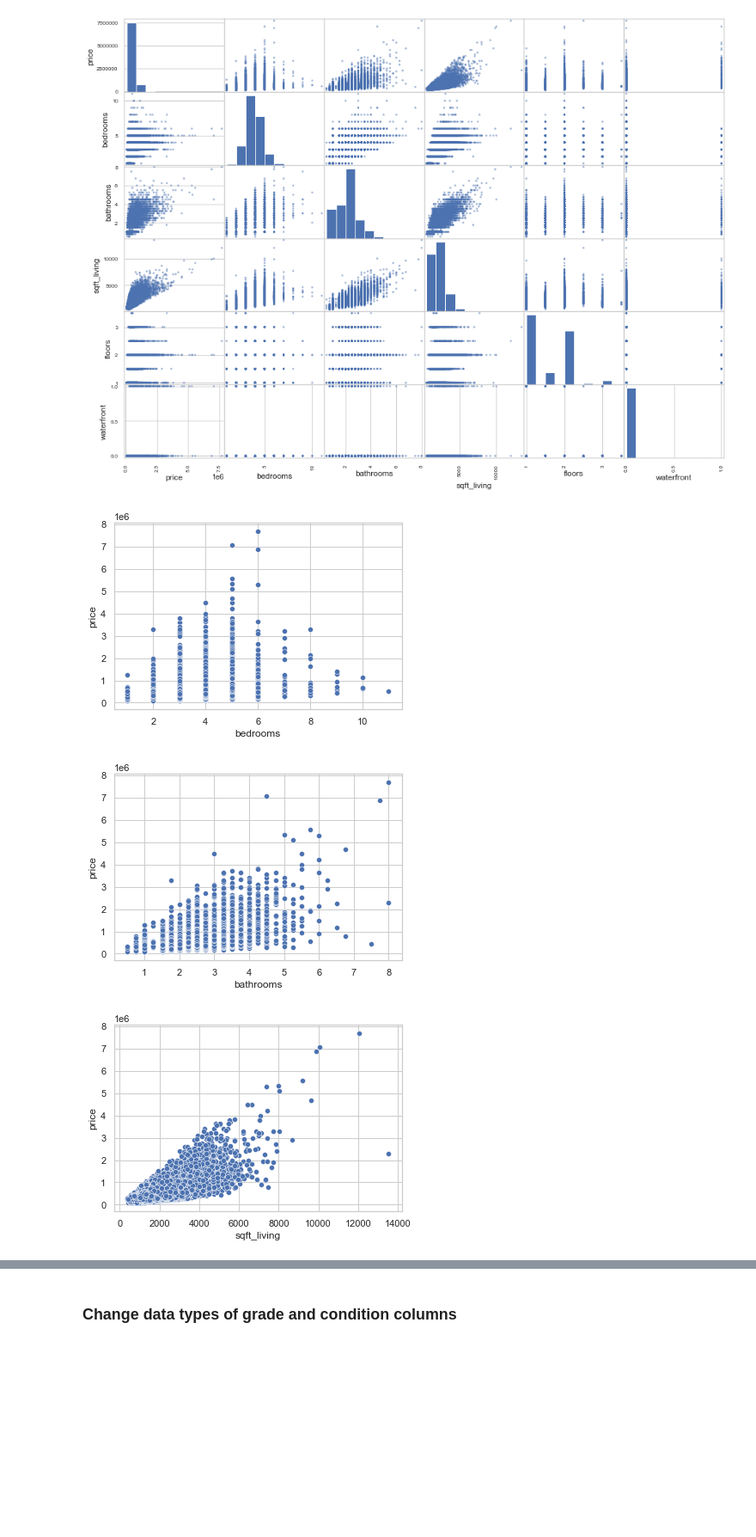
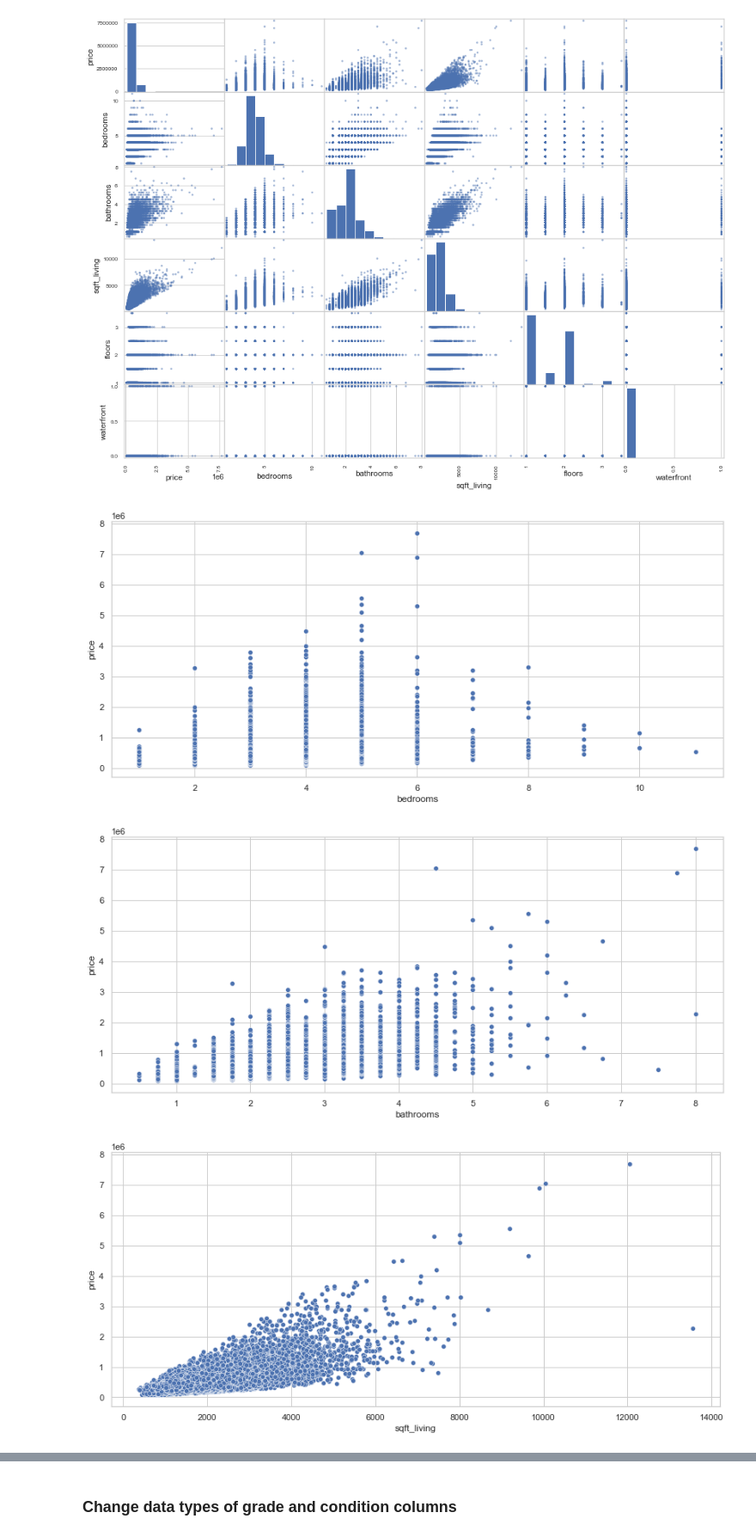
Before and after one commit to MHolthouser1024/Phase-2-housing-project, a Jupyter notebook: Final_Notebook.ipynb, the cells around one changed output, grey strips where cells are left out. Shown at 86% size. Cells and saved outputs as stored; diff of their text form; code cells hidden in the pictures; blank space fills up the shorter version.

```diff
--- a/Final_Notebook.ipynb
+++ b/Final_Notebook.ipynb
@@ -268,10 +268,11 @@ pd.plotting.scatter_matrix(kchd, figsize=(16, 12));
 # %%
 for c in kchd.columns:
     if c =='price':
         continue
+    plt.figure(figsize=(14,6))
     sns.scatterplot(x=c, y='price', data=kchd);
     plt.show()
 # %% [output]
-[figure, old version]
+[figure, new version]
-[figure, old version]
+[figure, new version]
-[figure, old version]
+[figure, new version]
```
Also changed, not shown: parts of 6 cells of this notebook.
